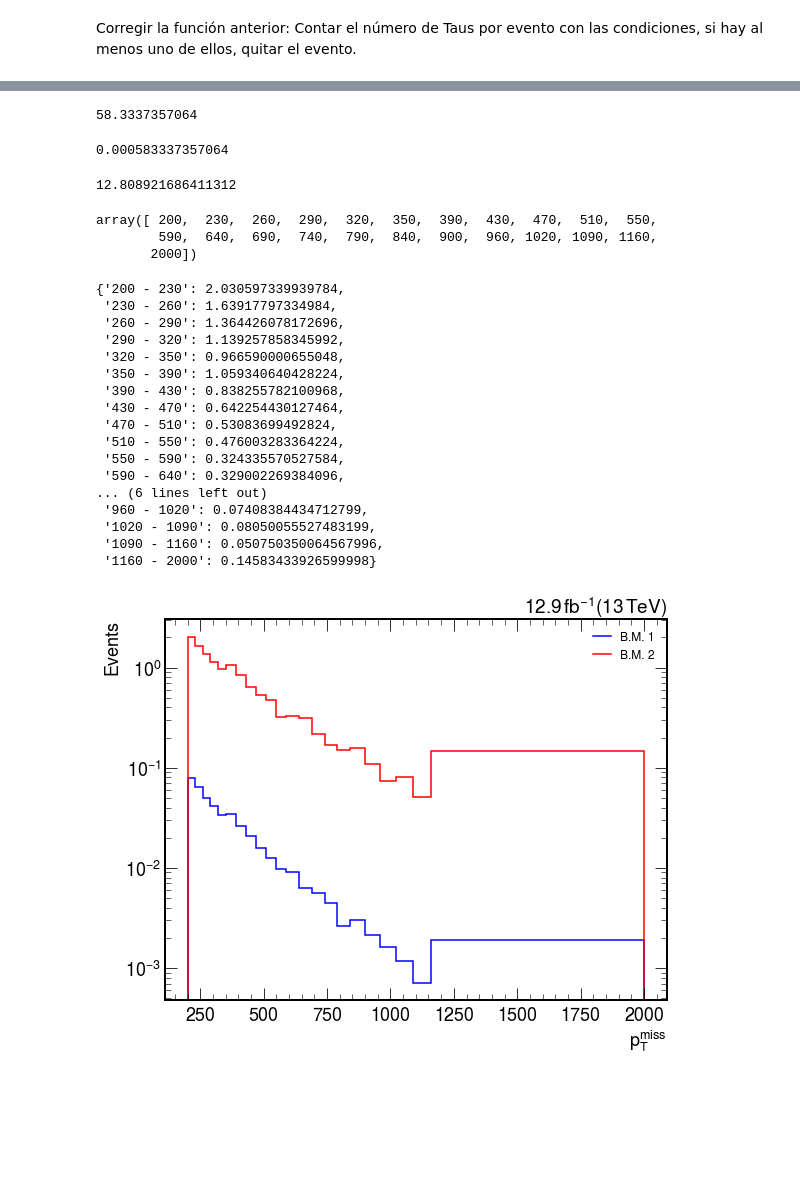
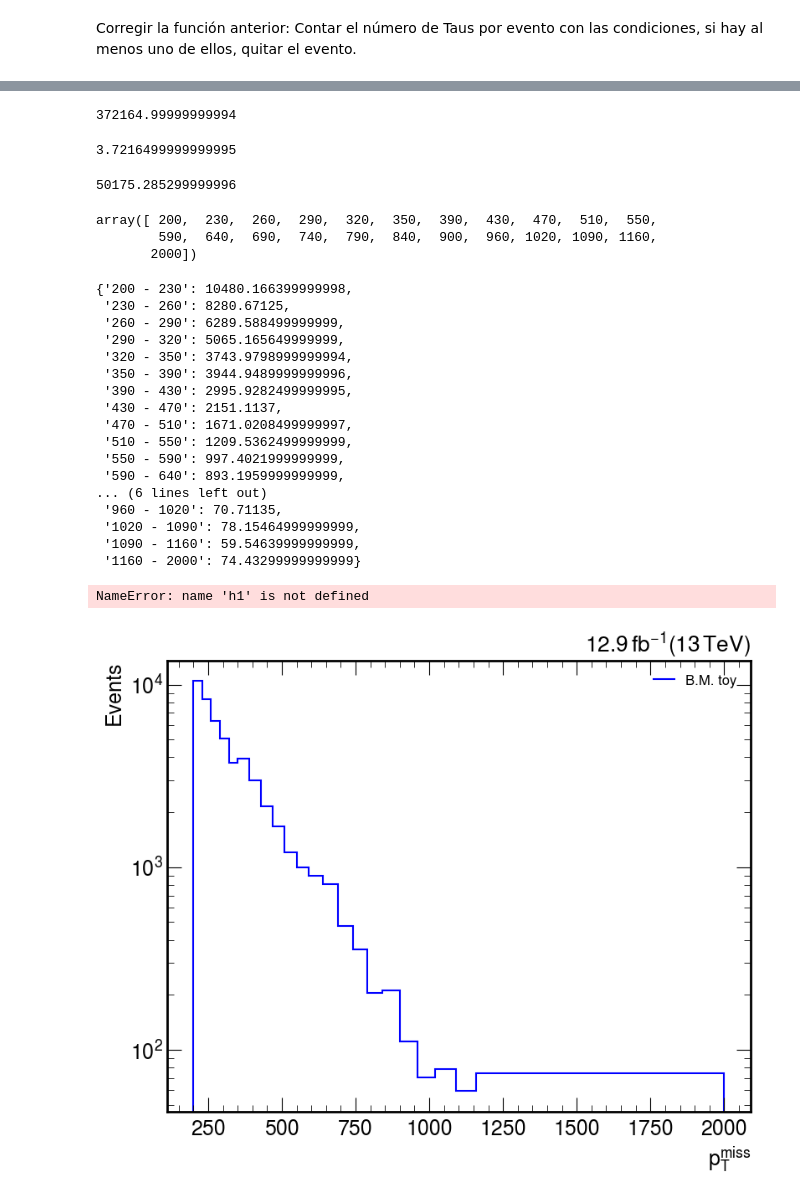
Before and after one commit to josuejaramillo/MateriaOscura_UdeA, a Jupyter notebook: Analysis/MonoJet_Analysis.ipynb, the cells around one changed output, grey strips where cells are left out. Saved outputs shown, nothing was run; the diff lists cells and outputs as text; code cells hidden in the pictures; blank space fills up the shorter version.

Commit message:
Upload of Events numbers for VBF

```diff
--- a/Analysis/MonoJet_Analysis.ipynb
+++ b/Analysis/MonoJet_Analysis.ipynb
@@ -13,7 +32,7 @@ hep.style.use("CMS")
 # %%
 #Set the benchmark to analyze
 #BM = "bkg"
-BM = 2
+BM = 'toy'
 
 #Set the number of jets you want to take into account in your analysis
 n_jets = 4
@@ -21,11 +40,14 @@ n_lep = 4
 
 if BM == 1:
     fname = "/cms/mc/MG5_aMC_v3_1_1/pp2monojet_tjj/Events/run_02/tag_1_delphes_events.root"
-    x_sec = 0.000205 * 1e-12
-if BM == 2:
+    x_sec = 28.85 * 1e-12
+elif BM == 2:
     fname = "/cms/mc/MG5_aMC_v3_1_1/pp2monojet_tjj/Events/run_03/tag_1_delphes_events.root"
     x_sec = 0.004521995016 * 1e-12
-if BM == "bkg":
+elif BM == 'toy':
+    fname = "/home/tomas/Documents/MG5_aMC_v2_9_15/MonoJet_DM_UdeA/Events/run_01/tag_1_delphes_events.root"
+    x_sec = 28.85 * 1e-12
+elif BM == "bkg":
     fname = "/cms/mc/MG5_aMC_v3_1_1/Pp2DY_Plus_Jets_Nu/Events/run_05/tag_1_delphes_events.root"
     x_sec = 110.1 * 1e-12
 
@@ -194,15 +216,15 @@ n_ex_ev = x_sec * Luminosity / (1e-15)
 w = n_ex_ev / n_mc_ev
 n_ex_ev
 # %% [output]
-58.3337357064
+372164.99999999994
 # %%
 w
 # %% [output]
-0.000583337357064
+3.7216499999999995
 # %%
 w * df_cut.shape[0]
 # %% [output]
-12.808921686411312
+50175.285299999996
 # %%
 bins = np.concatenate([np.arange(200, 330, 30),
                        np.arange(350, 560, 40),
@@ -231,23 +253,23 @@ di_missing_et = {f"{ptmiss[i]} - {ptmiss[i+1]}" :
 
 di_missing_et
 # %% [output]
-{'200 - 230': 2.030597339939784,
- '230 - 260': 1.63917797334984,
- '260 - 290': 1.364426078172696,
- '290 - 320': 1.139257858345992,
- '320 - 350': 0.966590000655048,
- '350 - 390': 1.059340640428224,
- '390 - 430': 0.838255782100968,
- '430 - 470': 0.642254430127464,
- '470 - 510': 0.53083699492824,
- '510 - 550': 0.476003283364224,
- '550 - 590': 0.324335570527584,
- '590 - 640': 0.329002269384096,
+{'200 - 230': 10480.166399999998,
+ '230 - 260': 8280.67125,
+ '260 - 290': 6289.588499999999,
+ '290 - 320': 5065.165649999999,
+ '320 - 350': 3743.9798999999994,
+ '350 - 390': 3944.9489999999996,
+ '390 - 430': 2995.9282499999995,
+ '430 - 470': 2151.1137,
+ '470 - 510': 1671.0208499999997,
+ '510 - 550': 1209.5362499999999,
+ '550 - 590': 997.4021999999999,
+ '590 - 640': 893.1959999999999,
 ... (6 lines left out)
- '960 - 1020': 0.07408384434712799,
- '1020 - 1090': 0.08050055527483199,
- '1090 - 1160': 0.050750350064567996,
- '1160 - 2000': 0.14583433926599998}
+ '960 - 1020': 70.71135,
+ '1020 - 1090': 78.15464999999999,
+ '1090 - 1160': 59.54639999999999,
+ '1160 - 2000': 74.43299999999999}
 # %%
 df_jessica = pd.DataFrame(data = [di_missing_et.keys(), di_missing_et.values()]).T
 df_jessica.columns = ["bins", "counts"]
@@ -257,36 +279,40 @@ df_jessica.to_csv(f'pt_miss_histogram_monojet_BM{BM}.csv')
 df.head()
 # %%
 if BM == 1:
-    bm1_counts = h1 * w
+    bm1_counts = counts * w
 if BM == 2:
     bm2_counts = h1 * w
+if BM == 'toy':
+    bmt_counts = counts
+# %% [output]
+NameError: name 'h1' is not defined
 # %%
 labs_sizes = 18
 f, axs = plt.subplots( figsize=(9, 7))
-hep.histplot(bm1_counts,
-             bins = binss1,
+hep.histplot(counts,
+             bins = ptmiss,
              ax=axs,
              histtype= 'step' ,
              #yerr= h1 ** 0.5 * w,
              color = 'blue',
-             label = 'B.M. 1'
+             label = 'B.M. toy'
             )
-hep.histplot(bm2_counts,
-             bins = binss1,
-             ax=axs,
-             histtype= 'step' ,
+#hep.histplot(bm2_counts,
+#             bins = binss1,
+#             ax=axs,
+#             histtype= 'step' ,
              #yerr= h1 ** 0.5 * w,
-             color = 'red',
-             label = 'B.M. 2'
-            )
+#             color = 'red',
+#             label = 'B.M. 2'
+#            )
 
 axs.set_xlabel("$p_T^{miss}$", fontsize = labs_sizes)
 axs.set_ylabel('Events',fontsize = labs_sizes)
 axs.set_yscale("log")
 axs.legend(fontsize = labs_sizes - 6 , loc = 'best')
 axs.xaxis.set_tick_params(labelsize= labs_sizes)
 axs.yaxis.set_tick_params(labelsize= labs_sizes)
 axs.set_title(r'$12.9 \,fb^{-1}(13 \,TeV)$', loc = 'right', fontsize = labs_sizes + 1)
 plt.savefig("ptmiss_monojet");
 # %% [output]
-[figure, old version]
+[figure, new version]
```
Also changed, not shown: parts of 7 cells of this notebook, 5 other files.
